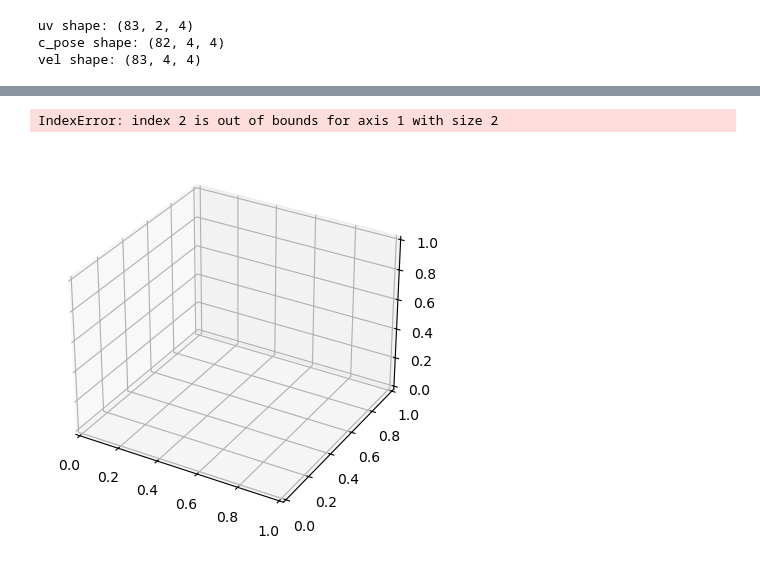
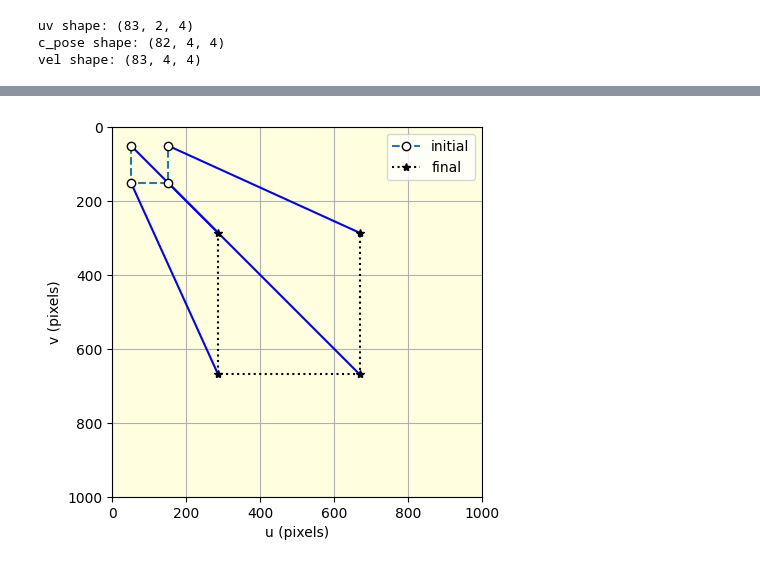
Before and after one commit to santamav/SKJ015-Intelligent_Control, a Jupyter notebook: Task_4_1/outputs/lookatouts.ipynb, the cells around one changed output, grey strips where cells are left out. Cells and saved outputs as stored; diff of their text form; code cells hidden in the pictures.

Commit message:
update visuals

```diff
--- a/Task_4_1/outputs/lookatouts.ipynb
+++ b/Task_4_1/outputs/lookatouts.ipynb
@@ -56,26 +28,45 @@ array([[[ 1.00000000e+00,  0.00000000e+00,  0.00000000e+00,
-# %%
-import numpy as np
-import matplotlib.pyplot as plt
-from mpl_toolkits.mplot3d import Axes3D
-
-
-# Extract the translations (first three elements of the last column)
-translations = c_pose[:, :3, 3]
-
-# Prepare the plot
-fig = plt.figure()
-ax = fig.add_subplot(111, projection='3d')
-
-# Plot the camera path
-ax.plot(translations[:, 0], translations[:, 1], translations[:, 2], marker='o')
-
-# Set labels
-ax.set_xlabel('X')
-ax.set_ylabel('Y')
-ax.set_zlabel('Z')
-ax.set_title('Camera Movement Path')
-
-plt.show()
-# %% [output]
-IndexError: index 2 is out of bounds for axis 1 with size 2
-[figure, removed]
+# %%
+def plot_feature_trajectory(uv_history, camera_pose_history, T_delta_history, camera_width, camera_height):
+    """
+    Plot feature trajectory from simulation
+
+    Show image feature points versus time.
+    """
+
+    if len(uv_history) == 0 or len(camera_pose_history) == 0 or len(T_delta_history) == 0:
+        return
+
+    # Extract the number of feature points
+    npoints = uv_history.shape[2]
+
+    # Plot the trajectory for each feature point
+    for i in range(npoints):
+        u = uv_history[:, 0, i]  # get u data for i'th point
+        v = uv_history[:, 1, i]  # get v data for i'th point
+        plt.plot(u, v, "b")
+
+    # Mark the initial position of the feature points
+    plt.plot(uv_history[0, 0, :], uv_history[0, 1, :], "o--", markeredgecolor="k", markerfacecolor="w", label="initial")
+
+    # Mark the final position of the feature points
+    plt.plot(uv_history[-1, 0, :], uv_history[-1, 1, :], "k*:", markeredgecolor="k", markerfacecolor="k", label="final")
+
+    plt.grid(True)
+    plt.xlabel("u (pixels)")
+    plt.ylabel("v (pixels)")
+    plt.xlim(0, camera_width)
+    plt.ylim(0, camera_height)
+    plt.legend()
+    ax = plt.gca()
+    ax.invert_yaxis()
+    ax.set_aspect("equal")
+    ax.set_facecolor("lightyellow")
+    plt.show()
+
+# Assuming uv_history, camera_pose_history, and T_delta_history are given with appropriate shapes
+camera_width = 640  # example value, set according to your camera specifications
+camera_height = 480  # example value, set according to your camera specifications
+# %%
+plot_feature_trajectory(uv, c_pose, vel, 1000, 1000)
+# %% [output]
+[figure, added]
```
Also changed, not shown: parts of 10 cells of this notebook.
